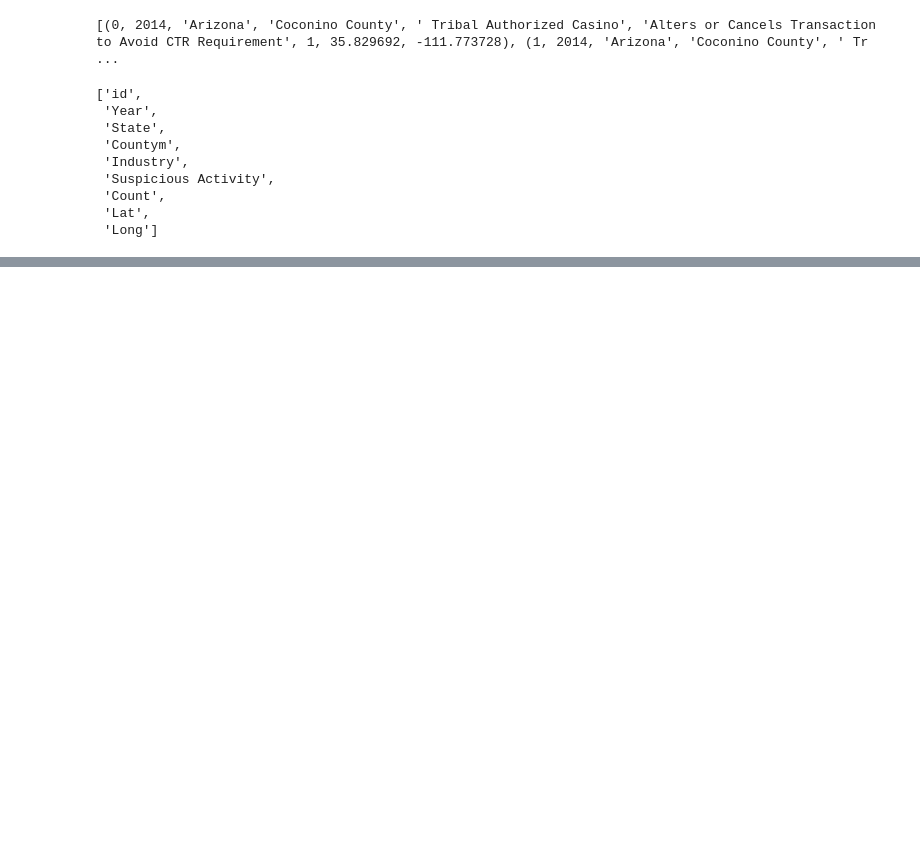
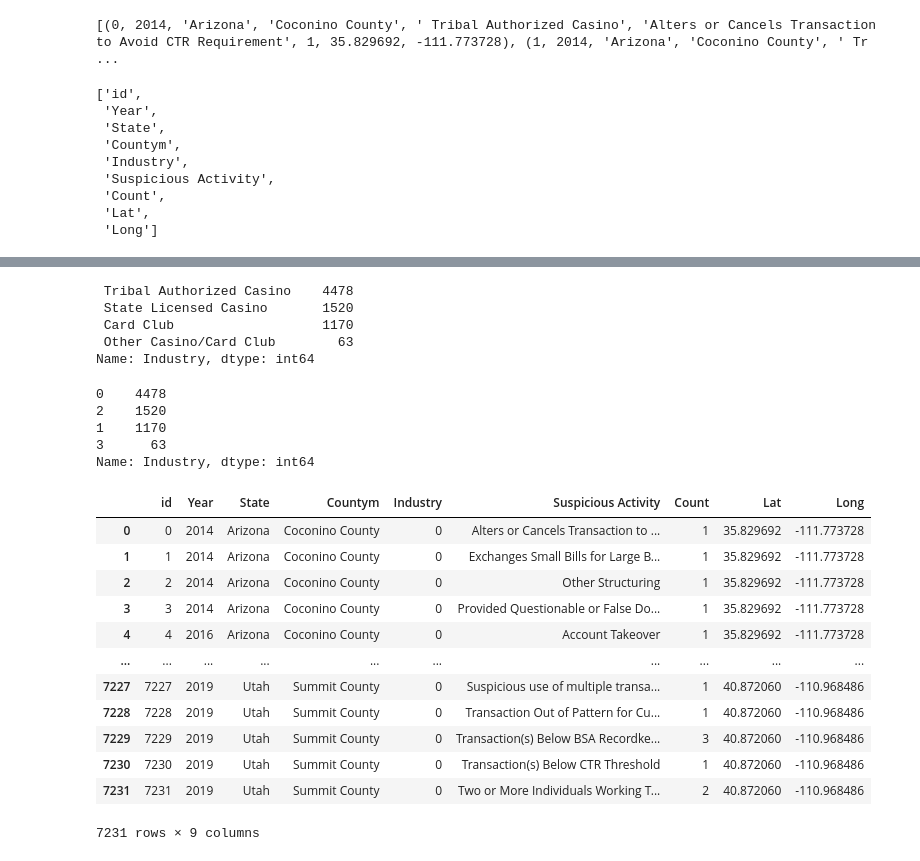
Before and after one commit to kellertw/project_II, a Jupyter notebook: Ben_model.ipynb, the cells around one changed output, grey strips where cells are left out. Saved outputs shown, nothing was run; the diff lists cells and outputs as text; code cells hidden in the pictures; blank space fills up the shorter version.

```diff
--- a/Ben_model.ipynb
+++ b/Ben_model.ipynb
@@ -40,6 +67,6 @@ names
 # %%
-df = pd.read_sql_query("SELECT * FROM casinoSW", con)
-df
+test_df = pd.read_sql_query("SELECT * FROM casinoSW",  con).dropna()
+test_df
 # %% [output]
 |  | id | Year | State | Countym | Industry | Suspicious Activity | Count | Lat | Long |
 | 0 | 0 | 2014 | Arizona | Coconino County | Tribal Authorized Casino | Alters or Cancels Transaction to ... | 1 | 35.829692 | -111.773728 |
@@ -56,0 +84,37 @@ df
+# %%
+test_df["Industry"].value_counts()
+# %% [output]
+ Tribal Authorized Casino    4478
+ State Licensed Casino       1520
+ Card Club                   1170
+ Other Casino/Card Club        63
+Name: Industry, dtype: int64
+# %%
+cleanup_industry = {"Industry": {' Tribal Authorized Casino': 0, ' Card Club':1,
+                                 ' State Licensed Casino': 2, ' Other Casino/Card Club': 3}}
+# %%
+test_df.replace(cleanup_industry, inplace=True)
+# %%
+test_df["Industry"].value_counts()
+# %% [output]
+0    4478
+2    1520
+1    1170
+3      63
+Name: Industry, dtype: int64
+# %%
+test_df
+# %% [output]
+|  | id | Year | State | Countym | Industry | Suspicious Activity | Count | Lat | Long |
+| 0 | 0 | 2014 | Arizona | Coconino County | 0 | Alters or Cancels Transaction to ... | 1 | 35.829692 | -111.773728 |
+| 1 | 1 | 2014 | Arizona | Coconino County | 0 | Exchanges Small Bills for Large B... | 1 | 35.829692 | -111.773728 |
+| 2 | 2 | 2014 | Arizona | Coconino County | 0 | Other Structuring | 1 | 35.829692 | -111.773728 |
+| 3 | 3 | 2014 | Arizona | Coconino County | 0 | Provided Questionable or False Do... | 1 | 35.829692 | -111.773728 |
+| 4 | 4 | 2016 | Arizona | Coconino County | 0 | Account Takeover | 1 | 35.829692 | -111.773728 |
+| ... | ... | ... | ... | ... | ... | ... | ... | ... | ... |
+| 7227 | 7227 | 2019 | Utah | Summit County | 0 | Suspicious use of multiple transa... | 1 | 40.872060 | -110.968486 |
+| 7228 | 7228 | 2019 | Utah | Summit County | 0 | Transaction Out of Pattern for Cu... | 1 | 40.872060 | -110.968486 |
+| 7229 | 7229 | 2019 | Utah | Summit County | 0 | Transaction(s) Below BSA Recordke... | 3 | 40.872060 | -110.968486 |
+| 7230 | 7230 | 2019 | Utah | Summit County | 0 | Transaction(s) Below CTR Threshold | 1 | 40.872060 | -110.968486 |
+| 7231 | 7231 | 2019 | Utah | Summit County | 0 | Two or More Individuals Working T... | 2 | 40.872060 | -110.968486 |
+7231 rows × 9 columns
```
Also changed, not shown: parts of 18 cells of this notebook.
